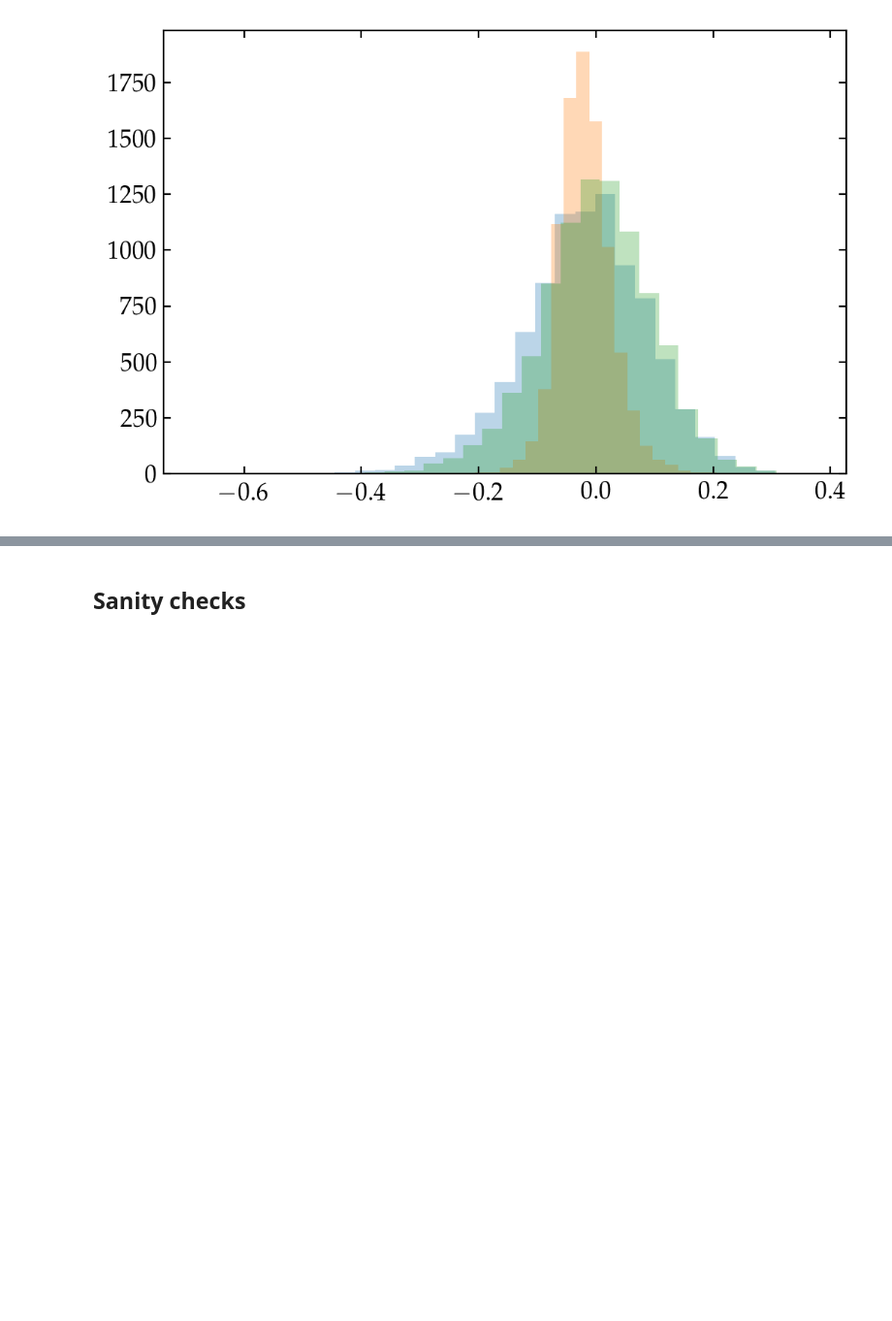
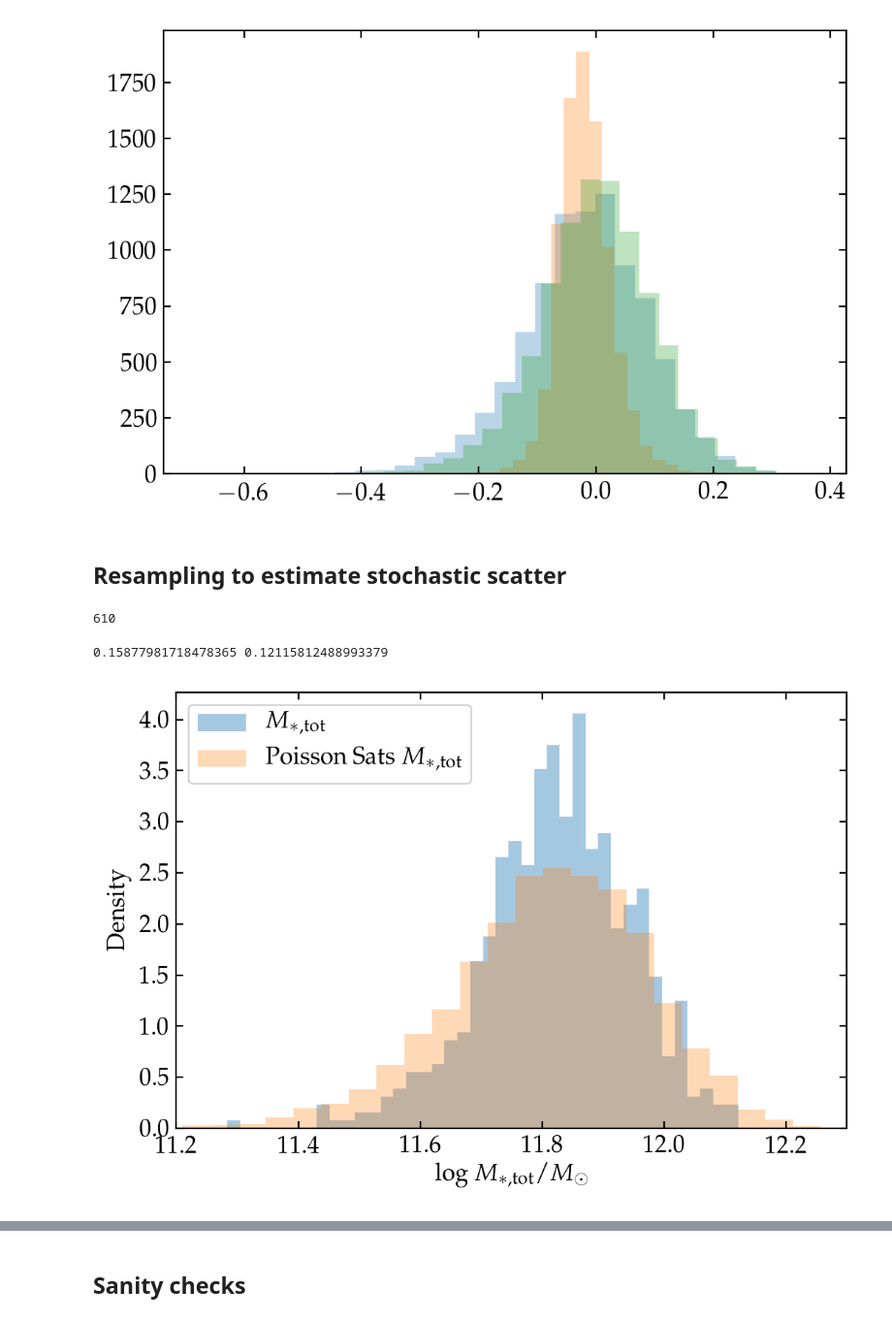
Before and after one commit to dr-guangtou/asap, a Jupyter notebook: cb/Final.ipynb, the cells around one changed output, grey strips where cells are left out. Shown at 97% size. Cells and saved outputs as stored; diff of their text form; code cells hidden in the pictures; blank space fills up the shorter version.

```diff
--- a/cb/Final.ipynb
+++ b/cb/Final.ipynb
@@ -354,3 +387,43 @@ Vmax@Mpeak       : -0.050
 
 Model corrected scatter: 0.097
 [figure]
+# %% [markdown]
+## Resampling to estimate stochastic scatter
+# %%
+cuts = (10**13.6, 10**13.63)
+cut_sample_halo = data_halo_cut["tot"]["data"][
+    (data_halo_cut["tot"]["data"]["m"] > cuts[0]) & (data_halo_cut["tot"]["data"]["m"] < cuts[1])
+]
+cut_sample_cen = data_halo_cut["cen"]["data"][
+    (data_halo_cut["cen"]["data"]["m"] > cuts[0]) & (data_halo_cut["cen"]["data"]["m"] < cuts[1])
+]
+assert np.all(cut_sample_cen["id"] == cut_sample_halo["id"])
+ids = cut_sample_halo["id"]
+print(len(ids))
+
+uncut_sat_sample = satellites[np.isin(satellites["upid"], ids)]
+uncut_num_sats = np.array([np.count_nonzero(uncut_sat_sample["upid"] == idx) for idx in ids])
+# %% [output]
+610
+# %%
+# Scatter in the current data set
+_, ax = plt.subplots()
+mass = np.log10(cut_sample_halo["sm"] + cut_sample_halo["icl"])
+_, bins, _ = ax.hist(mass, bins=40, alpha=0.4, label=p.labels.m_star_legend("tot"), density=True)
+
+# Scatter in the resampled data set
+full_poisson_masses, half_poisson_masses, fpmnc = origin_scatter.resample.resample_sats(cut_sample_cen, uncut_sat_sample, uncut_num_sats)
+
+ax.hist(full_poisson_masses, bins=30, alpha=0.3, label="Poisson Sats " + p.labels.m_star_legend("tot"), density=True)
+#ax.hist(half_poisson_masses, bins=30, alpha=0.3, label="Half Poisson scatter", density=True)
+ax.set(
+    xlabel=p.labels.m_star_x_axis("tot"),
+    ylabel="Density",
+    xlim=(11.2, 12.3),
+)
+#ax.annotate(xy=(0.04, 0.5), s="13.6 < Mvir < 13.63", xycoords="axes fraction")
+ax.legend()
+print(np.std(full_poisson_masses), np.std(mass))
+# %% [output]
+0.15877981718478365 0.12115812488993379
+[figure, added]
```
Also changed, not shown: parts of 10 cells of this notebook, 6 other files.
